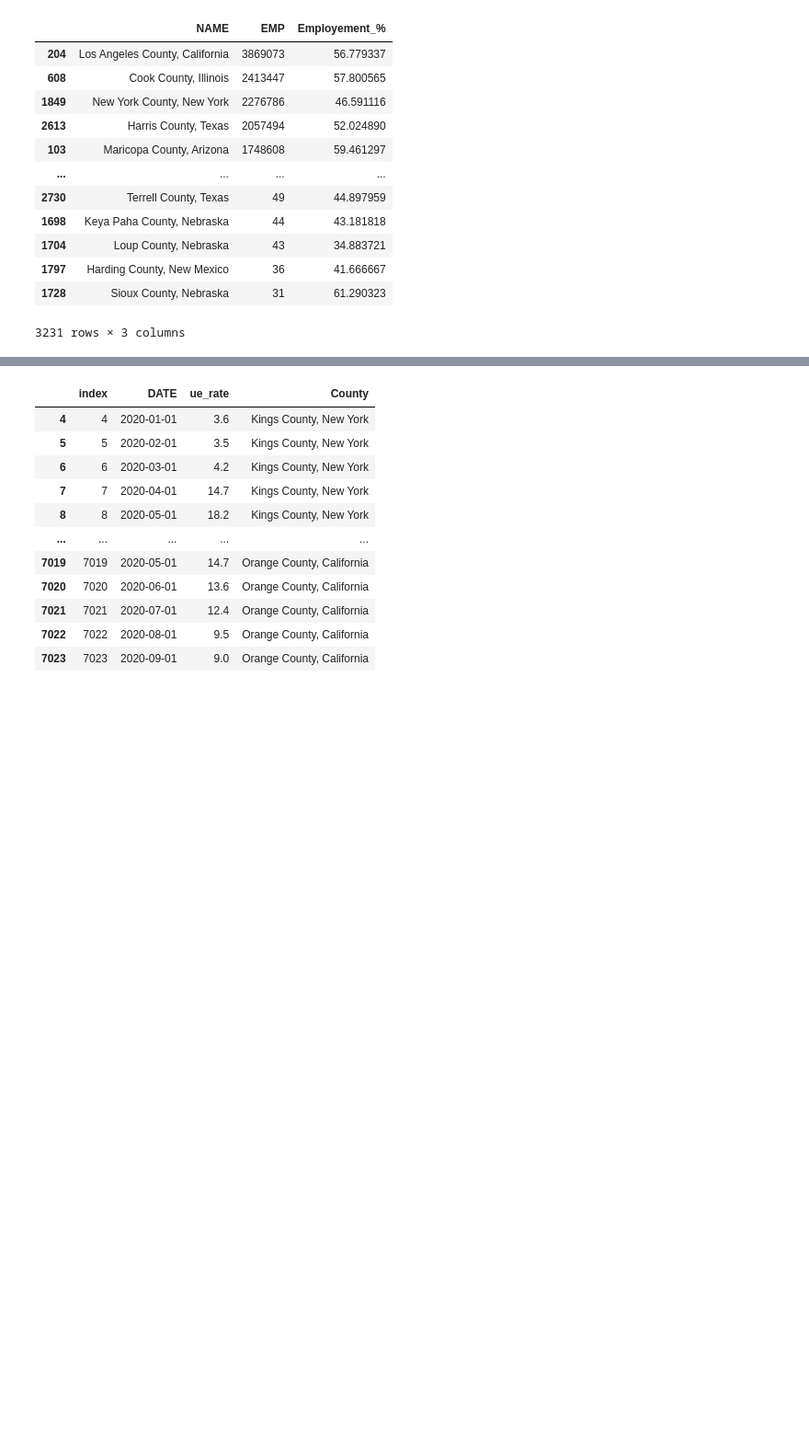
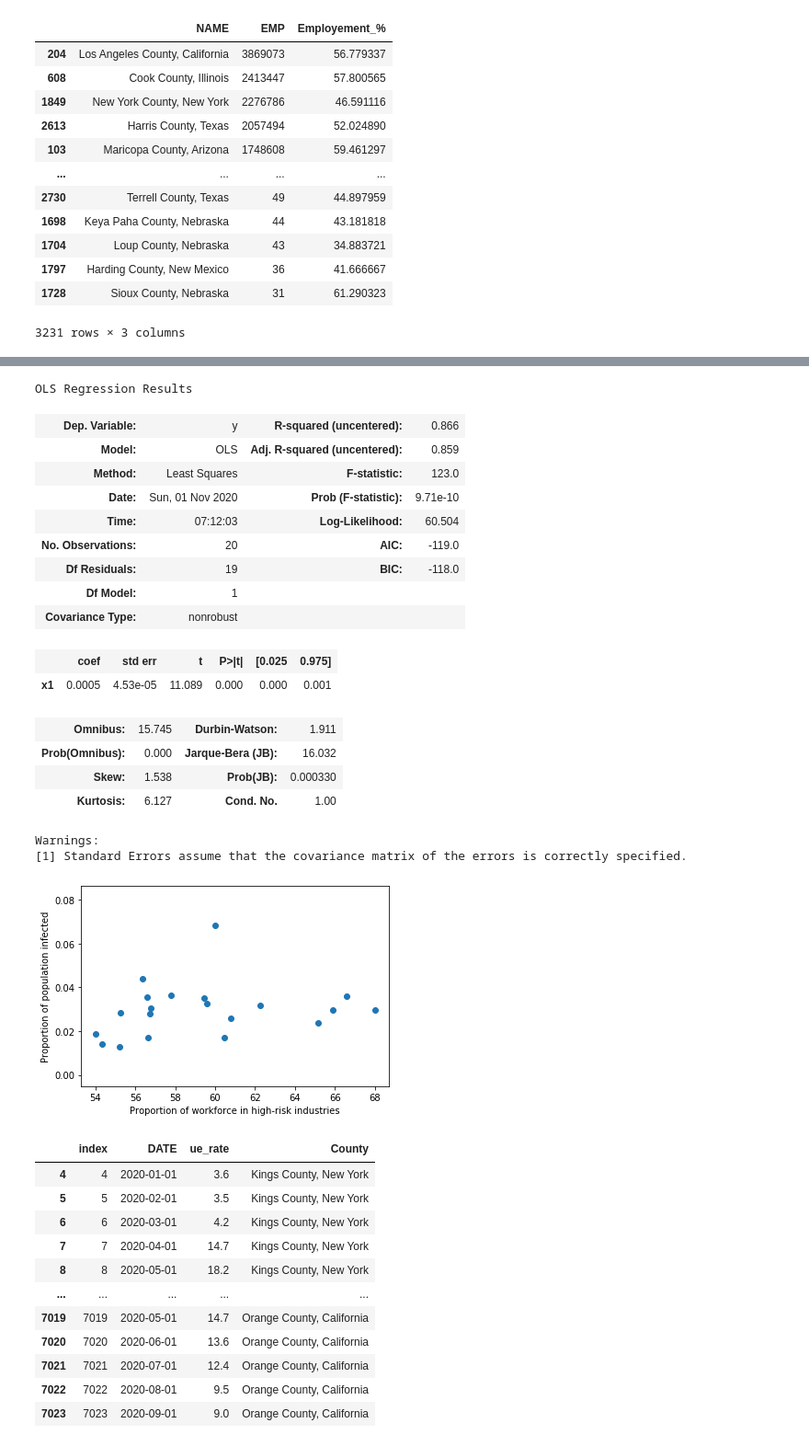
Before and after one commit to YizhouTang/2020-Duke-Datathon, a Jupyter notebook: datathon.ipynb, the cells around one changed output, grey strips where cells are left out. Shown at 92% size. Drawn from its saved outputs; the diff is of its cells as text; code cells hidden in the pictures; blank space fills up the shorter version.

Commit message:
datathon.ipynb - Added linear regression analysis for high-risk industry exposure & covid cases

```diff
--- a/datathon.ipynb
+++ b/datathon.ipynb
@@ -122,0 +123,34 @@ temp6[temp6['EMP'] >= cutoff].sort_values('Employement_%',ascending=False).head(
+# %%
+infection_summary = pd.read_csv('SIR_summary.csv')
+
+infection_summary_dictionary = {
+    "Kings County, New York":"Kings New York",
+    "Clark County, Nevada":"Clark Nevada",
+    "San Bernardino County, California":"San Bernardino California",
+    "Wayne County, Michigan":"Wayne Michigan",
+    "Tarrant County, Texas":"Tarrant Texas",
+    "Franklin County, Ohio":"Franklin Ohio",
+    "Cuyahoga County, Ohio":"Cuyahoga Ohio",
+    "Miami-Dade County, Florida":"Miami-Dade Florida",
+    "Bexar County, Texas":"Bexar Texas",
+    "Maricopa County, Arizona":"Maricopa Arizona",
+    "Cook County, Illinois":"Cook Illinois",
+    "Los Angeles County, California":"Los Angeles California",
+    "Philadelphia County, Pennsylvania":"Philadelphia Pennsylvania",
+    "San Diego County, California":"San Diego California",
+    "Suffolk County, Massachusetts":"Suffolk Massachusetts",
+    "Broward County, Florida":"Broward Florida",
+    "Hennepin County, Minnesota":"Hennepin Minnesota",
+    "Allegheny County, Pennsylvania":"Allegheny Pennsylvania",
+    "Alameda County, California":"Alameda California",
+    "Orange County, California":"Orange California"
+}
+
+top_cities['infection_proportion'] = 0
+for city in infection_summary_dictionary:
+    proportion = infection_summary.loc[infection_summary['County']==infection_summary_dictionary[city],'Infected Proportion'].values[0]
+
+    top_cities.at[top_cities['NAME'] == city,'infection_proportion'] = proportion
+top_cities.to_csv("Risk Metric Per County.csv")
+top_cities
+print(top_cities.head())
@@ -123,3 +171,34 @@ temp6[temp6['EMP'] >= cutoff].sort_values('Employement_%',ascending=False).head(
+# %%
+
+plt.scatter(top_cities['Employement_%'],top_cities['infection_proportion'])
+plt.xlabel("Proportion of workforce in high-risk industries")
+plt.ylabel("Proportion of population infected")
+X = top_cities['Employement_%'].values.reshape(-1, 1)
+y = top_cities['infection_proportion'].values.reshape(-1, 1)
+
+from statsmodels.api import OLS
+OLS(y,X).fit().summary()
+#Significant relationship between exposure in high-risk industries vs proportion of population infected
+# %% [output]
+OLS Regression Results
+| Dep. Variable: | y | R-squared (uncentered): | 0.866 |
+| Model: | OLS | Adj. R-squared (uncentered): | 0.859 |
+| Method: | Least Squares | F-statistic: | 123.0 |
+| Date: | Sun, 01 Nov 2020 | Prob (F-statistic): | 9.71e-10 |
+| Time: | 07:12:03 | Log-Likelihood: | 60.504 |
+| No. Observations: | 20 | AIC: | -119.0 |
+| Df Residuals: | 19 | BIC: | -118.0 |
+| Df Model: | 1 |  |  |
+| Covariance Type: | nonrobust |  |  |
+|  | coef | std err | t | P>|t| | [0.025 | 0.975] |
+| x1 | 0.0005 | 4.53e-05 | 11.089 | 0.000 | 0.000 | 0.001 |
+| Omnibus: | 15.745 | Durbin-Watson: | 1.911 |
+| Prob(Omnibus): | 0.000 | Jarque-Bera (JB): | 16.032 |
+| Skew: | 1.538 | Prob(JB): | 0.000330 |
+| Kurtosis: | 6.127 | Cond. No. | 1.00 |
+Warnings:
+[1] Standard Errors assume that the covariance matrix of the errors is correctly specified.
+[figure, added]
 # %%
 covid_dictionary = {
     "Kings County, New York":"Kings",
```
Also changed, not shown: parts of 16 cells of this notebook, 2 other files.
